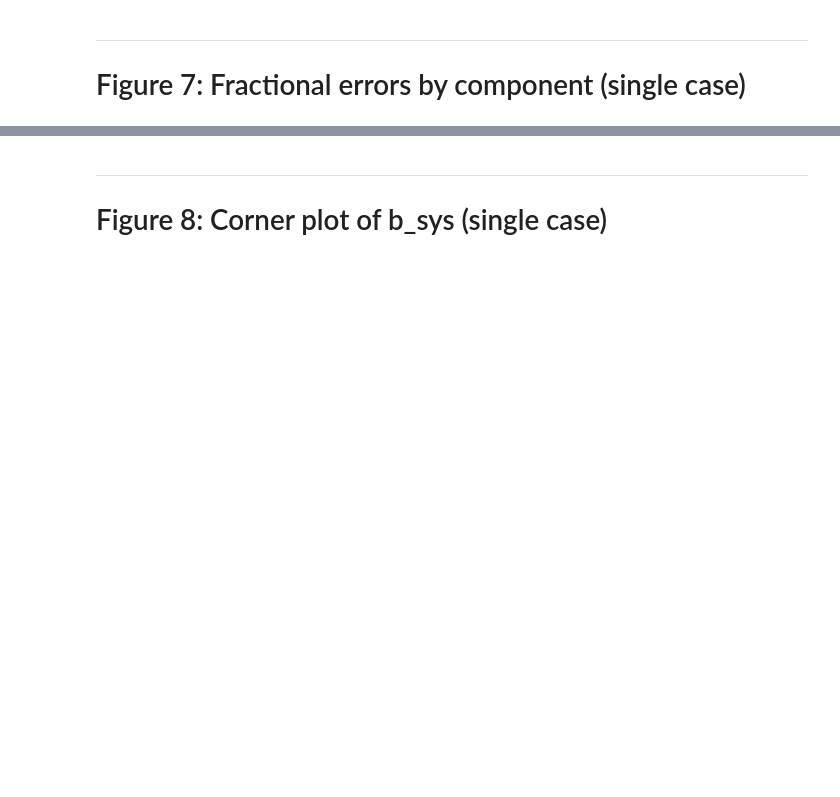
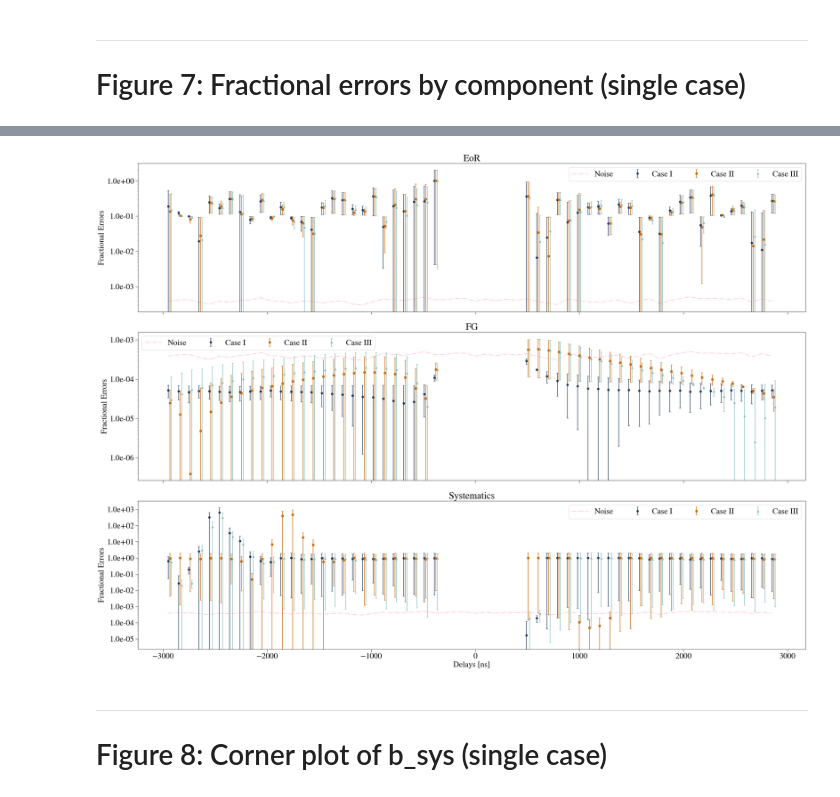
Before and after one commit to sohinixcvii/plots-hydra-pspec, a Jupyter notebook: paper_plots_c_v2.ipynb, the cells around one changed output, grey strips where cells are left out. Cells and saved outputs as stored; diff of their text form; code cells hidden in the pictures; blank space fills up the shorter version.

```diff
--- a/paper_plots_c_v2.ipynb
+++ b/paper_plots_c_v2.ipynb
@@ -846,0 +900,78 @@ axs.yaxis.set_major_formatter(FormatStrFormatter('%.1e'))
+# %%
+# Rows: EoR  |  Foregrounds  |  Systematics
+# Each row shows all three cases on the same axes.
+
+component_labels = ['EoR', 'FG', 'Systematics']
+case_labels_err  = ['Case I', 'Case II', 'Case III']
+markers          = ['o', 's', '^']
+
+rm   = np.arange(27, 35)
+keep = np.ones(Nfreqs, dtype=bool)
+keep[rm] = False
+
+# ── Load per-case DPS data ────────────────────────────────────────────────────
+ps_sample_all      = []
+ps_fg_all          = []
+ps_sys_all         = []
+eor_pspec_true_all = []
+fg_pspec_true_all  = []
+sys_pspec_true_all = []
+
+for case_i, run_ver in enumerate(run_version_arr):
+    op_i             = sys_modes(freqs_Hz=freqs * 1e6, times_sec=lsts * 24. / (2. * np.pi) * 3600., modes=nm_list_arr[case_i])
+    fg_true_i        = np.load(result_dir + run_ver + '/fg_true.npy')
+    fgmodes_i        = np.load(result_dir + run_ver + '/fgmodes.npy')
+    fg_amps_i        = np.load(result_dir + run_ver + '/fg-amps.npy')
+    eor_true_i       = np.load(result_dir + run_ver + '/eor_true.npy')
+    b_sys_i          = np.load(result_dir + run_ver + '/b-sys.npy')
+    sys_model_true_i = np.load(result_dir + run_ver + '/gain_true.npy')
+    ps_sample_i      = np.load(result_dir + run_ver + '/dps-eor.npy')
+
+    ps_fg_i  = np.empty(ps_sample_i.shape)
+    ps_sys_i = np.empty(ps_sample_i.shape)
+    for j in tqdm(range(Niter)):
+        sys_model_j = (op_i @ b_sys_i[j]).reshape([Nfreqs, Ntimes]).T
+        ps_fg_i[j]  = calc_ps((fgmodes_i[:, :Nfgmodes] @ fg_amps_i[j].T).T)
+        ps_sys_i[j] = calc_ps(1 + sys_model_j)
+
+    ps_sample_all.append(ps_sample_i)
+    ps_fg_all.append(ps_fg_i)
+    ps_sys_all.append(ps_sys_i)
+    eor_pspec_true_all.append(calc_ps(eor_true_i[:Ntimes, :Nfreqs]))
+    fg_pspec_true_all.append(calc_ps(fg_true_i[:Ntimes, :Nfreqs]))
+    sys_pspec_true_all.append(calc_ps(sys_model_true_i))
+
+# ── Plot ──────────────────────────────────────────────────────────────────────
+ps_all_by_comp = [ps_sample_all, ps_fg_all, ps_sys_all]
+ps_true_by_comp = [eor_pspec_true_all, fg_pspec_true_all, sys_pspec_true_all]
+
+fig7v2, axs7v2 = plt.subplots(3, 1, figsize=(30, 22), sharex=True)
+
+for row, comp in enumerate(component_labels):
+    ax = axs7v2[row]
+    ax.plot(delays, np.abs(n_pspec), ls='-.', c=colors[-1], lw=2, label='Noise')
+
+    for case_i in range(3):
+        pspec_true_c = ps_true_by_comp[row][case_i]
+        ps_samples_c = ps_all_by_comp[row][case_i]
+        errs_c = (pspec_true_c - ps_samples_c) / pspec_true_c
+        pa     = errs_c.mean(axis=0)[keep]
+        std    = np.std(np.abs(errs_c), axis=0)[keep]
+        errs   = np.vstack((pa - std, std - pa))
+        ax.errorbar(
+            delays[keep].value + (case_i * 15), np.abs(pa), yerr=np.abs(errs),
+            fmt=markers[case_i], color=colors[case_i], label=case_labels_err[case_i],
+            capsize=3, elinewidth=1.5,
+        )
+
+    ax.set_yscale('log')
+    ax.set_ylabel('Fractional Errors')
+    ax.yaxis.set_major_formatter(FormatStrFormatter('%.1e'))
+    ax.set_title(comp)
+    ax.legend(ncol=4)
+    ax.tick_params(length=8)
+
+axs7v2[-1].set_xlabel('Delays [ns]')
+fig7v2.tight_layout()
+# plt.savefig(fig_dir + '/errors_components_v2.pdf', bbox_inches='tight', dpi=300)
+# %% [output]
@@ -847,3 +990,4 @@ axs.yaxis.set_major_formatter(FormatStrFormatter('%.1e'))
+[figure, added]
 # %% [markdown]
 ---
 # Figure 8: Corner plot of b_sys (single case)
```
Also changed, not shown: parts of 22 cells of this notebook.
